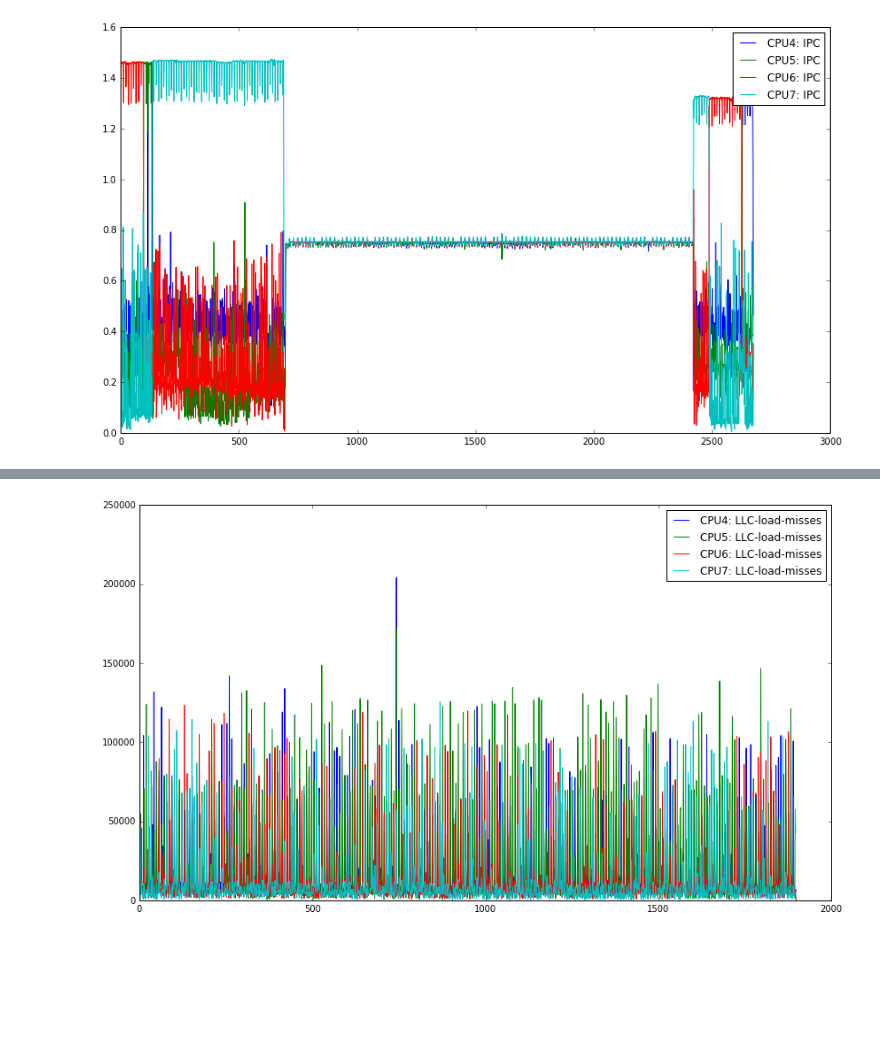
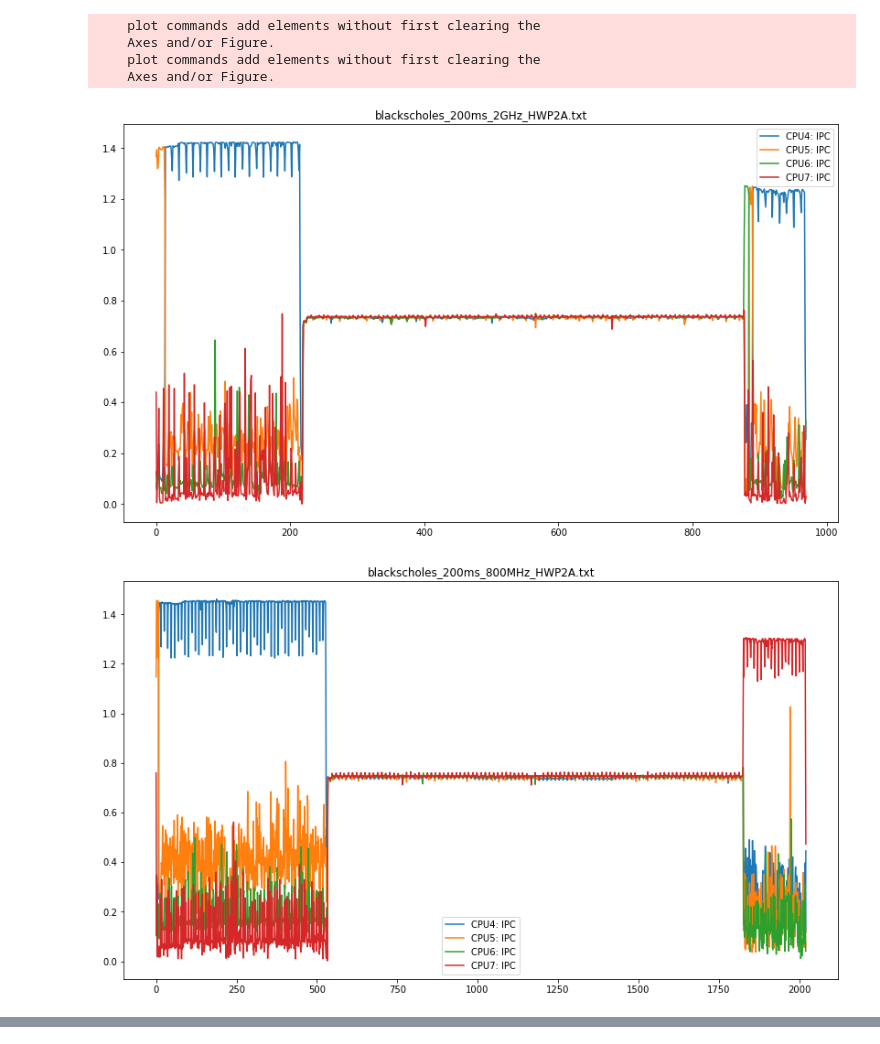
Before and after one commit to MaiaBlanco/userland_dvfs_gov, a Jupyter notebook: data/perf_counters/Plot Perf Counters.ipynb, the cells around one changed output, grey strips where cells are left out. Drawn from its saved outputs; the diff is of its cells as text; code cells hidden in the pictures; blank space fills up the shorter version.

```diff
--- a/data/perf_counters/Plot Perf Counters.ipynb
+++ b/data/perf_counters/Plot Perf Counters.ipynb
@@ -8,5 +9,5 @@ import math
 plt.rcParams['figure.figsize'] = (14,8)
 # %%
-data_files = glob.glob("*.csv")
+data_files = glob.glob("*.txt")
 # %%
 def read_perf_data(file_name):
@@ -82,3 +106,11 @@ data_files
 # %%
 # read the data
-series_data = [read_perf_data(x) for x in data_files]
+print("Reading:")
+for f in data_files:
+    print(f)
+series_data = {x:read_perf_data(x) for x in data_files}
+print("Counters detected:")
+for k in series_data:
+    for c in series_data[k]:
+        print(c)
+    break
@@ -85,7 +131,13 @@ series_data = [read_perf_data(x) for x in data_files]
 # %%
-# plot the data for CPU4 IPC for both benchmarks
+# plot the data for IPC for both benchmarks
 counters = ['IPC']
 cpus = ['CPU4', 'CPU5', 'CPU6','CPU7']
-plot_counter(series_data[0], counters, cpus, show=True, normalize=False)
+for i in range(len(data_files)):
+    plot_counter(series_data[data_files[i]], counters, cpus, show=True, normalize=False, title=data_files[i])
 # %% [output]
+    plot commands add elements without first clearing the
+    Axes and/or Figure.
+    plot commands add elements without first clearing the
+    Axes and/or Figure.
-[figure, old version]
+[figure, new version]
+[figure, added]
@@ -92,6 +145,0 @@ plot_counter(series_data[0], counters, cpus, show=True, normalize=False)
-# %%
-plot_counter(series_data[1], counters, cpus, show=False, normalize=False)
-# plt.ylim(0,5)
-plt.show()
-# %% [output]
-[figure, removed]
```
Also changed, not shown: parts of 13 cells of this notebook.
